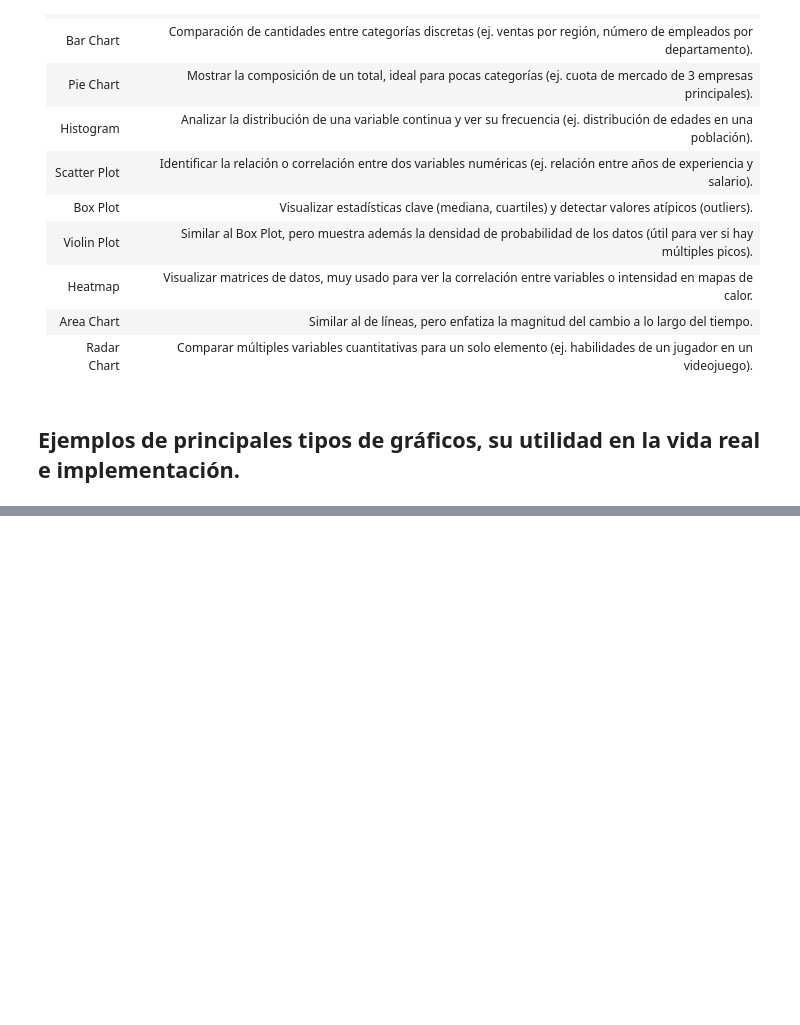
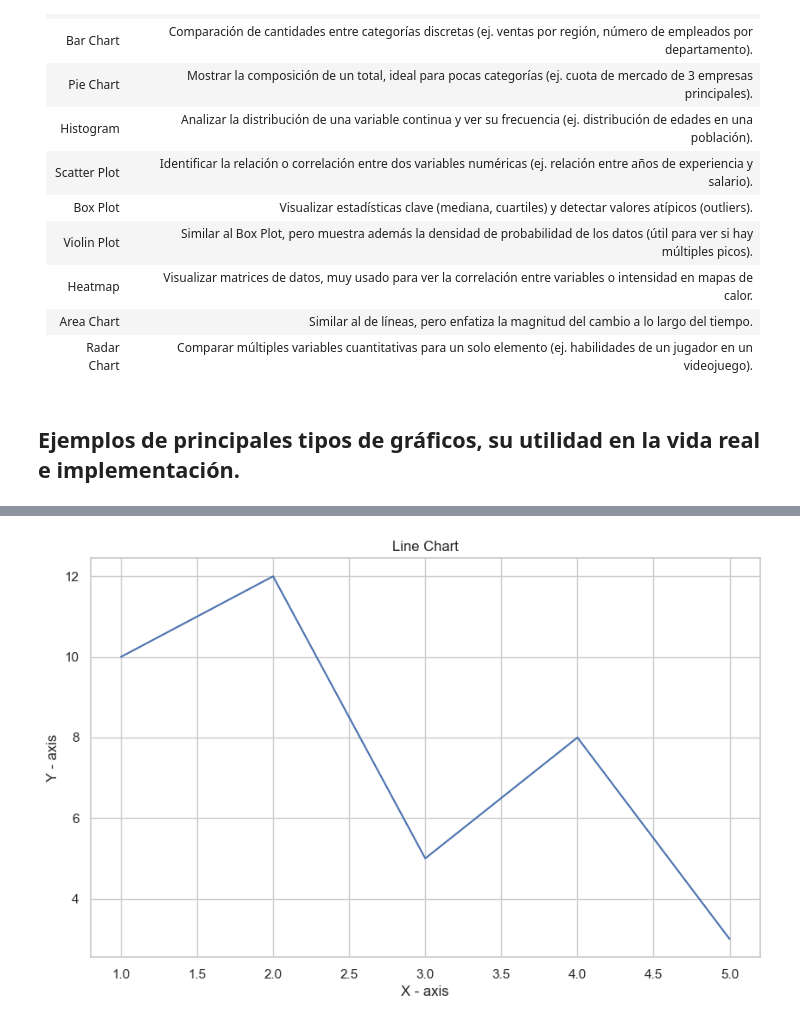
Before and after one commit to NanoBurgos/Visualizacion_Data_Python, a Jupyter notebook: graficos_python.ipynb, the cells around one changed output, grey strips where cells are left out. Cells and saved outputs as stored; diff of their text form; code cells hidden in the pictures; blank space fills up the shorter version.

Commit message:
Añado a graficos_python.ipynb: 1.Line Chart

```diff
--- a/graficos_python.ipynb
+++ b/graficos_python.ipynb
@@ -121,11 +127,13 @@ plt.rcParams['figure.figsize'] = (10, 6) # Define un tamaño estándar para tus
 # %%
 # LINE CHART
 
 x = [1, 2, 3, 4, 5]
 y= [10, 12, 5, 8, 3]
 
 plt.plot(x,y)
 plt.title('Line Chart')
 plt.xlabel('X - axis')
 plt.ylabel('Y - axis')
-plt.show
+plt.show()
+# %% [output]
+[figure, added]
```
Also changed, not shown: parts of 1 cell of this notebook.
